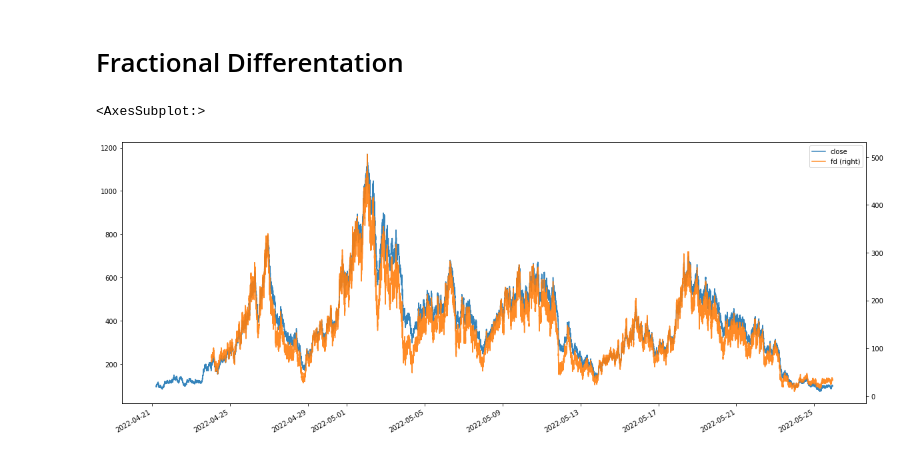
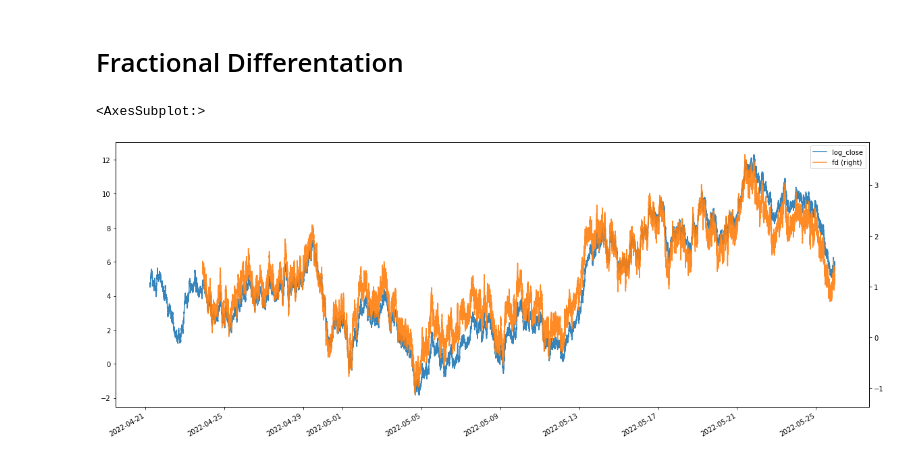
Before and after one commit to maxgao18/AFML, a Jupyter notebook: 5.5.ipynb, the cells around one changed output. Cells and saved outputs as stored; diff of their text form; code cells hidden in the pictures.

```diff
--- a/5.5.ipynb
+++ b/5.5.ipynb
@@ -17,15 +17,16 @@ import u
 # %%
 plt.rcParams["figure.figsize"] = (20, 5)
 
-data = u.create_price_data(theta=0, start_price=100, n_samples=50000)
+data = u.create_price_data(start_price=100, theta=0.00001, mu=0.0002, var=0.05, n_samples=50000)
+data["log_close"] = np.log(data["close"])
 fd, derivative, p_value = signals.get_minimally_fractional_differentiated_series(
-    data["close"]
+    data["log_close"]
 )
 data["fd"] = fd
-data[["close", "fd"]].plot(secondary_y="fd", figsize=(20, 8), alpha=0.9)
+data[["log_close", "fd"]].plot(secondary_y="fd", figsize=(20, 8), alpha=0.9)
 # %% [output]
 <AxesSubplot:>
-[figure, old version]
+[figure, new version]
 # %%
 f"d: {derivative:.2f}, p-value: {p_value:.4f}"
 # %% [output]
```
Also changed, not shown: parts of 4 cells of this notebook.
